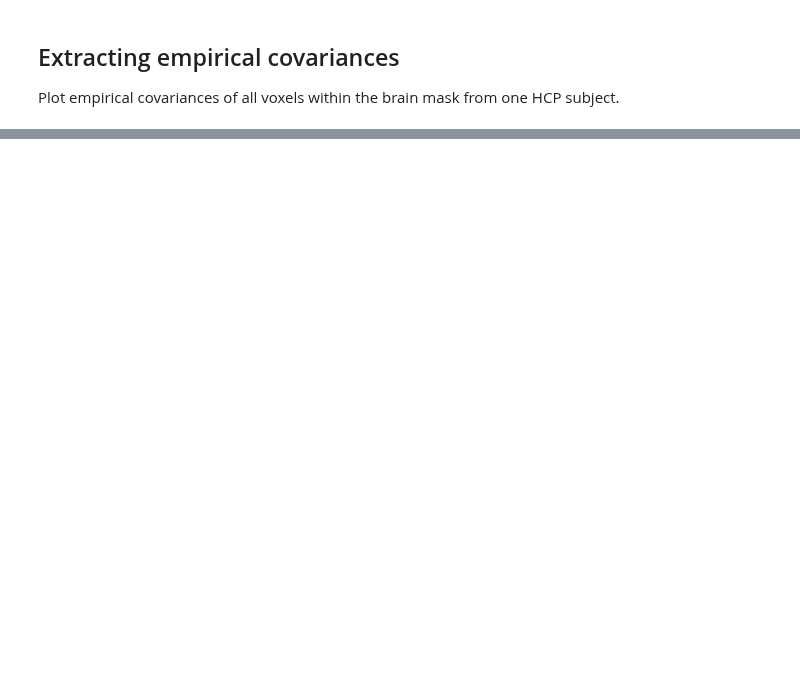
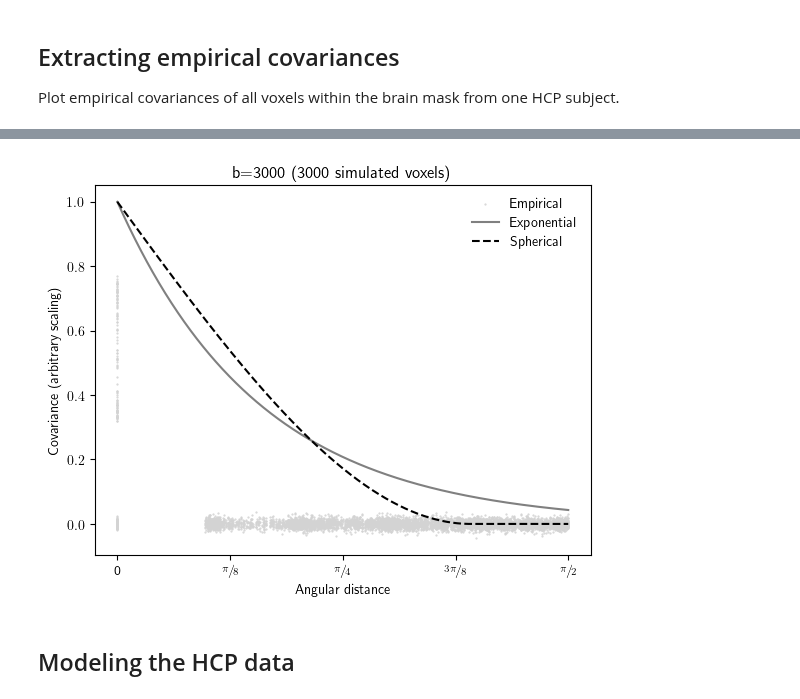
Before and after one commit to nipreps/eddymotion, a Jupyter notebook: docs/notebooks/dmri_covariance.ipynb, the cells around one changed output, grey strips where cells are left out. Drawn from its saved outputs; the diff is of its cells as text; code cells hidden in the pictures; blank space fills up the shorter version.

```diff
--- a/docs/notebooks/dmri_covariance.ipynb
+++ b/docs/notebooks/dmri_covariance.ipynb
@@ -96,0 +138,23 @@ plt.savefig("covariance-plot.png", dpi=300, transparent=False, bbox_inches="tigh
+# %%
+plt.scatter(synth_theta, synth_cov, s=0.3, c="lightgrey", label="Empirical")
+
+# Plot the exponential and spherical model covariances
+# Scale by a factor of 2 so that it matches Andersson2015's fig. 3.
+plt.plot(theta_lin, cov_exp, "gray", label="Exponential")
+plt.plot(theta_lin, cov_sph, "k--", label="Spherical")
+
+plt.xticks(
+    [0.0, np.pi / 8, np.pi / 4, 3 * np.pi / 8, np.pi / 2],
+    ["0", r"$\sfrac{\pi}{8}$", r"$\sfrac{\pi}{4}$", r"$\sfrac{3\pi}{8}$", r"$\sfrac{\pi}{2}$"],
+)
+
+plt.xlabel("Angular distance")
+plt.ylabel("Covariance (arbitrary scaling)")
+
+plt.title(f"b={BVAL_SHELL} ({y.shape[1]} simulated voxels)")
+plt.legend(frameon=False)
+plt.savefig("synthetic-covariance-plot.png", dpi=300, transparent=False, bbox_inches="tight");
+# %% [output]
+[figure, added]
+# %% [markdown]
+## Modeling the HCP data
```
Also changed, not shown: parts of 13 cells of this notebook, 1 other file.
